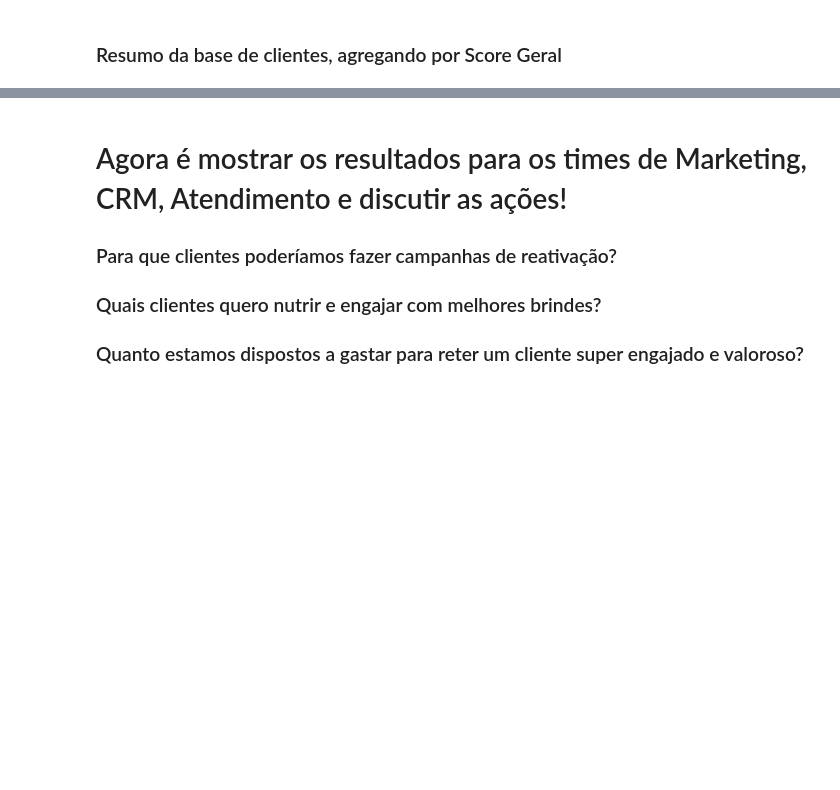
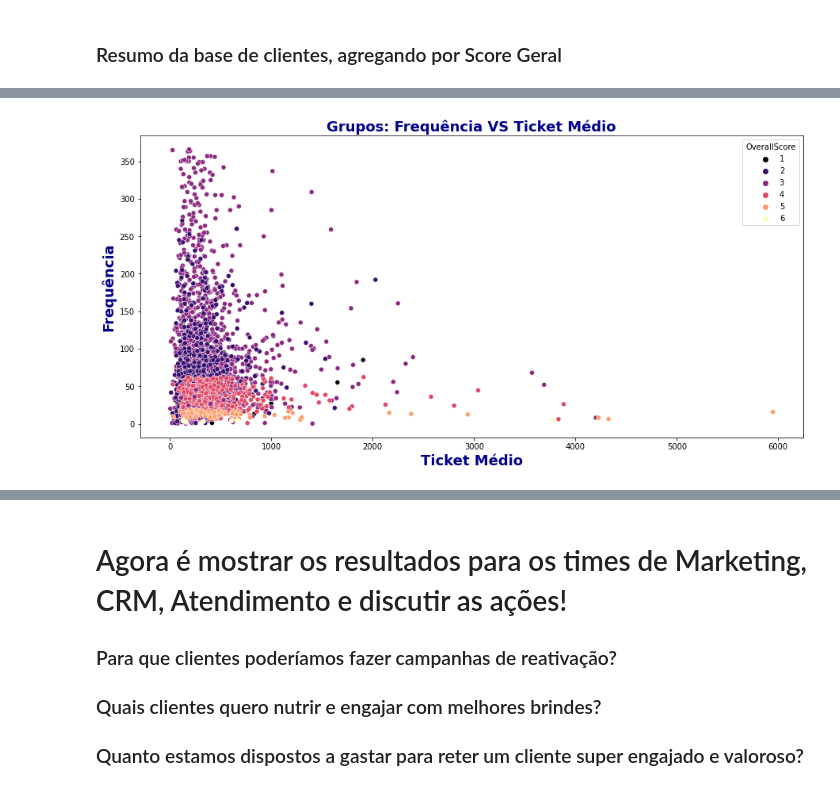
Before and after one commit to bruno-curta/fiap-live-class-machine-learning, a Jupyter notebook: live_class_case_2022_08.ipynb, the cells around one changed output, grey strips where cells are left out. Saved outputs shown, nothing was run; the diff lists cells and outputs as text; code cells hidden in the pictures; blank space fills up the shorter version.

```diff
--- a/live_class_case_2022_08.ipynb
+++ b/live_class_case_2022_08.ipynb
@@ -450,0 +463,9 @@ customers.groupby('OverallScore').apply(customers_agg)
+# %%
+plt.figure(figsize=(15,7));
+sns.scatterplot(data=customers.loc[(customers['average_ticket']<10000) & (customers['average_time_between_orders']<1000)], x='average_ticket', y='average_time_between_orders', hue = 'OverallScore', palette='magma');
+plt.title("Grupos: Frequência VS Ticket Médio", fontsize=18, fontweight='bold',color='darkblue');
+plt.xlabel('Ticket Médio',fontsize=18,fontweight='bold',color='darkblue');
+plt.ylabel('Frequência',fontsize=18,fontweight='bold',color='darkblue');
+plt.show()
+# %% [output]
+[figure, added]
```
Also changed, not shown: parts of 28 cells of this notebook, 1 other file.
